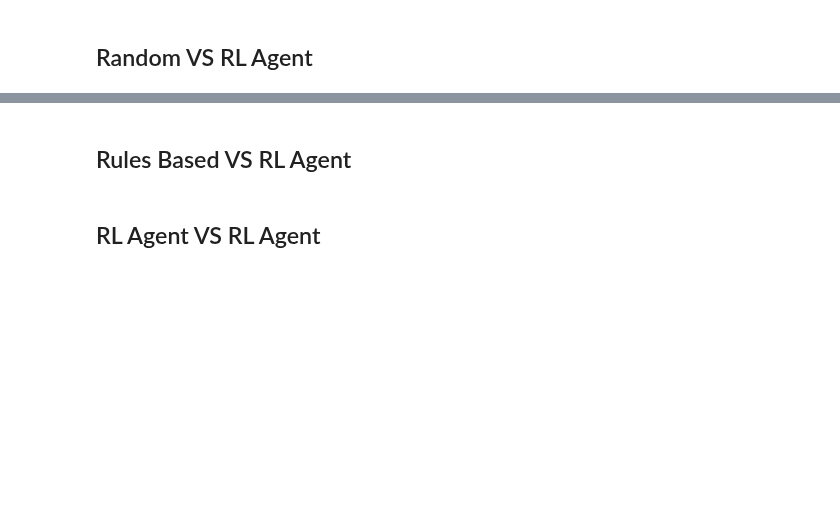
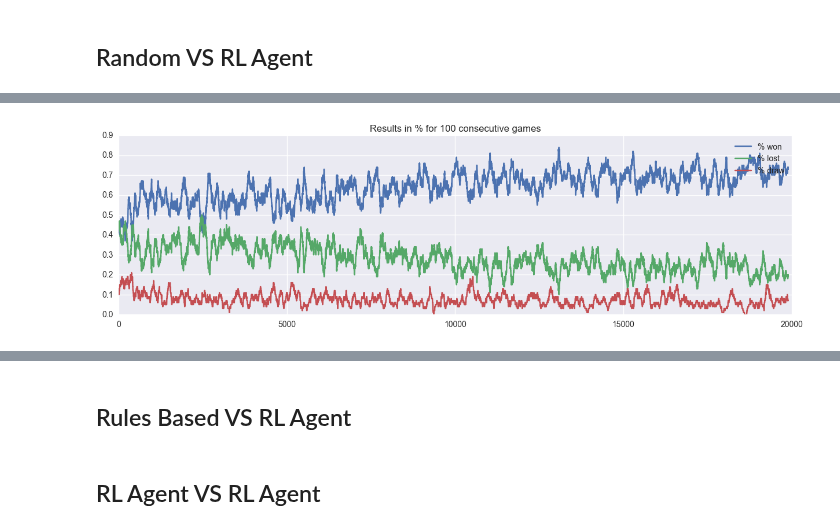
Before and after one commit to TheoLvs/machine-learning, a Jupyter notebook: 2. Reinforcement Learning/3. Reinforcement Learning - Tic Tac Toe.ipynb, the cells around one changed output, grey strips where cells are left out. Cells and saved outputs as stored; diff of their text form; code cells hidden in the pictures; blank space fills up the shorter version.

```diff
--- a/2. Reinforcement Learning/3. Reinforcement Learning - Tic Tac Toe.ipynb
+++ b/2. Reinforcement Learning/3. Reinforcement Learning - Tic Tac Toe.ipynb
@@ -223,0 +247,4 @@ game = Game(player1,player2)
+# %%
+game.plot_results_during_training(player2.running_rewards,rollback=100)
+# %% [output]
+[figure, added]
```
Also changed, not shown: parts of 51 cells of this notebook, 1 other file.
